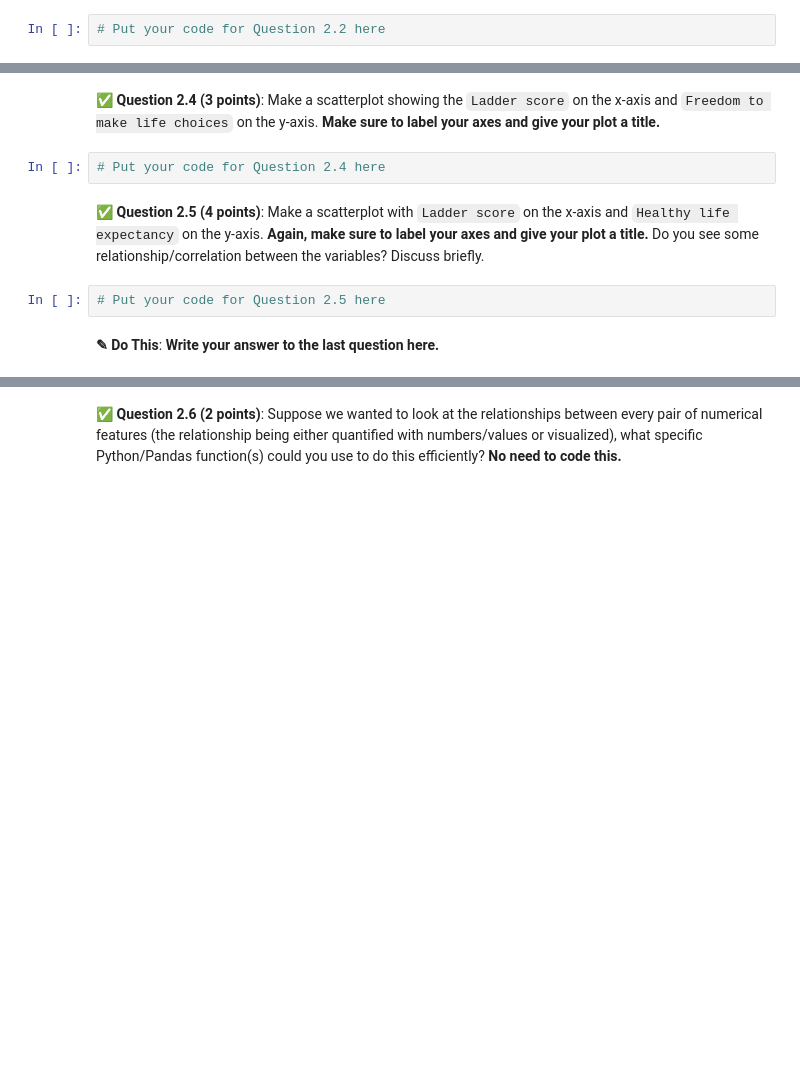
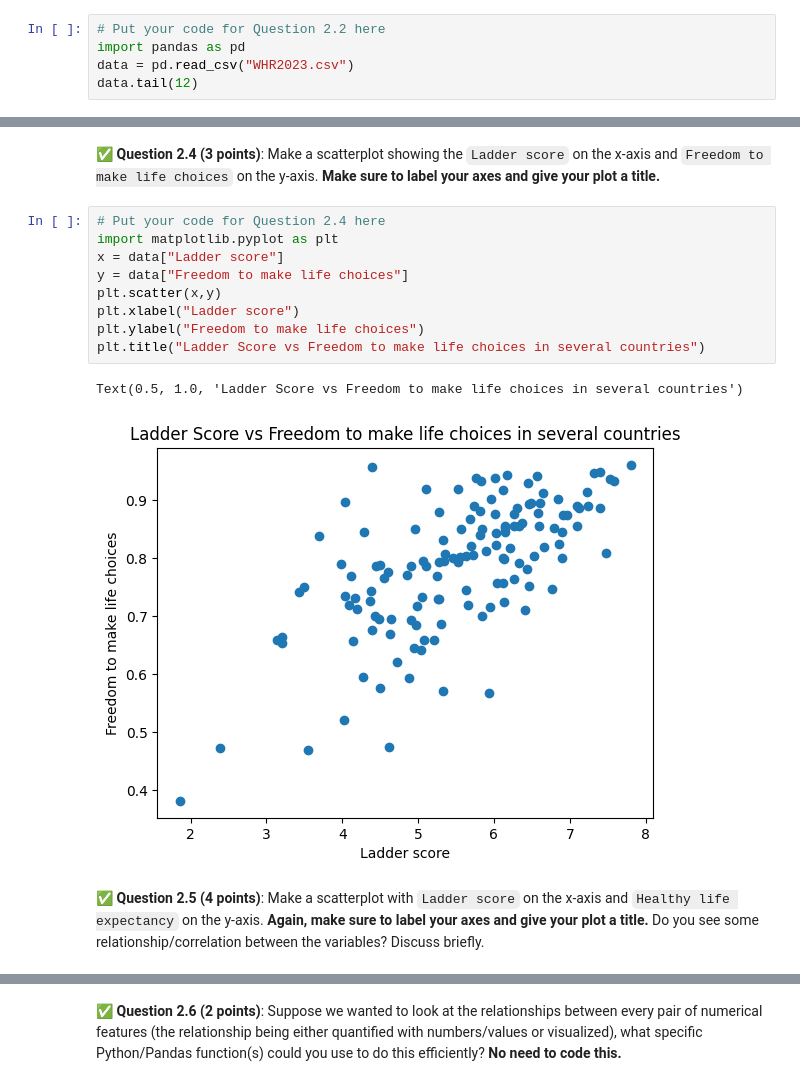
Before and after one commit to brytran/CMSE202-f23-turnin, a Jupyter notebook: midterm/CMSE202-Midterm-Section003-STUDENT.ipynb, the cells around one changed output, grey strips where cells are left out. Cells and saved outputs as stored; diff of their text form; blank space fills up the shorter version.

```diff
--- a/midterm/CMSE202-Midterm-Section003-STUDENT.ipynb
+++ b/midterm/CMSE202-Midterm-Section003-STUDENT.ipynb
@@ -73,3 +76,6 @@ The file is also on D2L.
 &#9989; **Question 2.2 (2 points)**: Read in the `WHR2023.csv` dataset into a `Pandas` `DataFrame` and then display only the last 12 rows.
 # %%
 # Put your code for Question 2.2 here
+import pandas as pd
+data = pd.read_csv("WHR2023.csv")
+data.tail(12)
@@ -99,11 +145,17 @@ The file is also on D2L.
 **Reminder**: If you are having trouble with parts of Question 2.3, don't forget that you can use your favorite search engine to lookup how to do certain tasks with a `Pandas` `DataFrame`.
 # %% [markdown]
 &#9989; **Question 2.4 (3 points)**: Make a scatterplot showing the `Ladder score` on the x-axis and `Freedom to make life choices` on the y-axis. **Make sure to label your axes and give your plot a title.**
-# %%
-# Put your code for Question 2.4 here
+# %%
+# Put your code for Question 2.4 here
+import matplotlib.pyplot as plt
+x = data["Ladder score"]
+y = data["Freedom to make life choices"]
+plt.scatter(x,y)
+plt.xlabel("Ladder score")
+plt.ylabel("Freedom to make life choices")
+plt.title("Ladder Score vs Freedom to make life choices in several countries")
+# %% [output]
+Text(0.5, 1.0, 'Ladder Score vs Freedom to make life choices in several countries')
+[figure, added]
 # %% [markdown]
 &#9989; **Question 2.5 (4 points)**: Make a scatterplot with `Ladder score` on the x-axis and `Healthy life expectancy` on the y-axis. **Again, make sure to label your axes and give your plot a title.** Do you see some relationship/correlation between the variables? Discuss briefly.
-# %%
-# Put your code for Question 2.5 here
-# %% [markdown]
-**<font size=+3>&#9998;</font> Do This**: **Write your answer to the last question here.**
```
Also changed, not shown: parts of 18 cells of this notebook.
